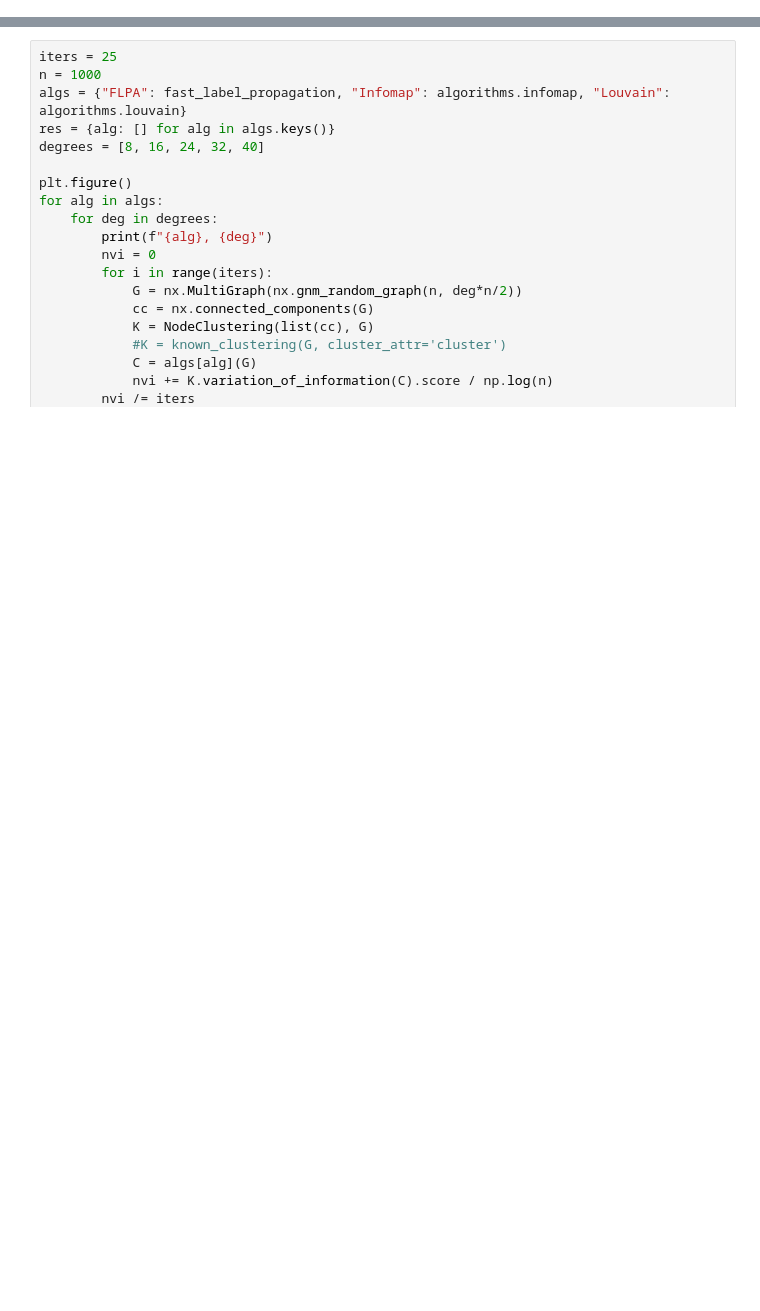
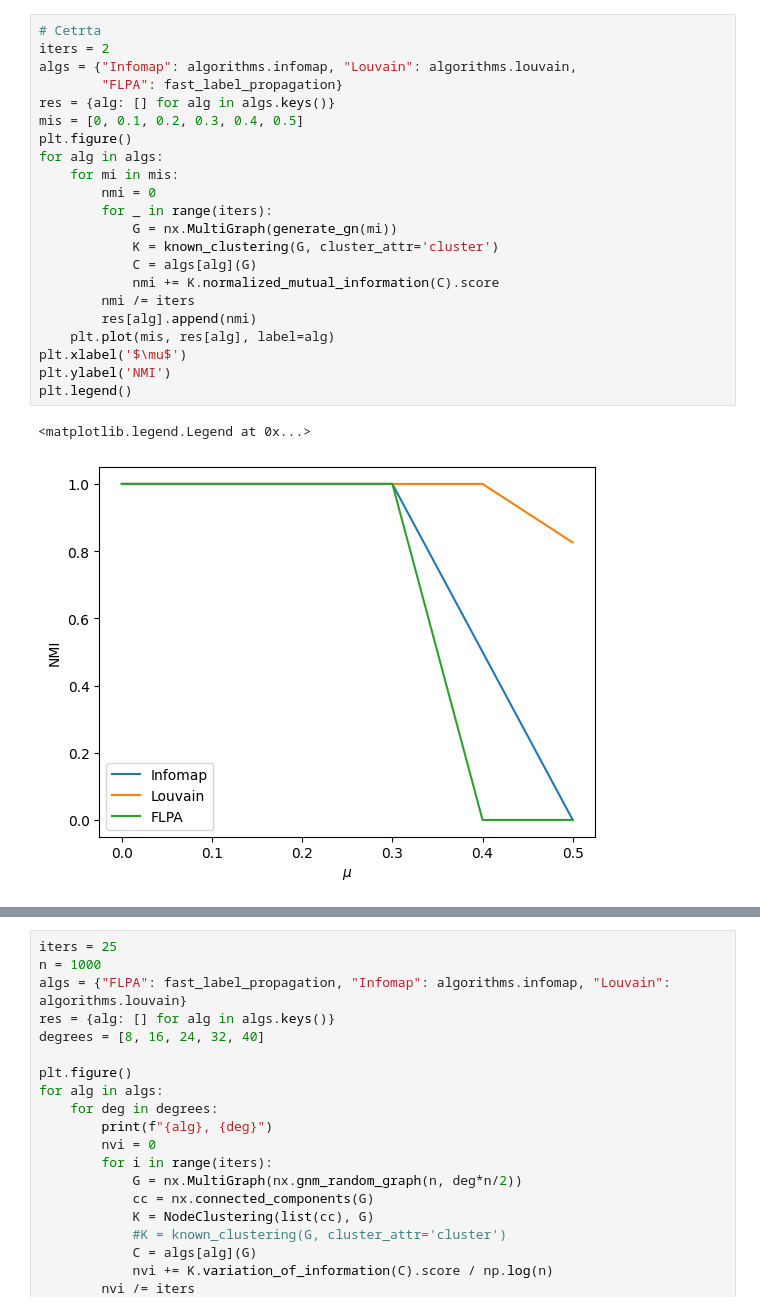
Before and after one commit to gregorzadnik/INA-HW2, a Jupyter notebook: hw2.ipynb, the cells around one changed output, grey strips where cells are left out. Saved outputs shown, nothing was run; the diff lists cells and outputs as text; blank space fills up the shorter version.

```diff
--- a/hw2.ipynb
+++ b/hw2.ipynb
@@ -239,0 +388,25 @@ info(SG)
+# %%
+# Cetrta
+iters = 2
+algs = {"Infomap": algorithms.infomap, "Louvain": algorithms.louvain,
+        "FLPA": fast_label_propagation}
+res = {alg: [] for alg in algs.keys()}
+mis = [0, 0.1, 0.2, 0.3, 0.4, 0.5]
+plt.figure()
+for alg in algs:
+    for mi in mis:
+        nmi = 0
+        for _ in range(iters):
+            G = nx.MultiGraph(generate_gn(mi))
+            K = known_clustering(G, cluster_attr='cluster')
+            C = algs[alg](G)
+            nmi += K.normalized_mutual_information(C).score
+        nmi /= iters
+        res[alg].append(nmi)
+    plt.plot(mis, res[alg], label=alg)
+plt.xlabel('$\mu$')
+plt.ylabel('NMI')
+plt.legend()
+# %% [output]
+<matplotlib.legend.Legend at 0x...>
+[figure, added]
```
Also changed, not shown: parts of 18 cells of this notebook, 5 other files.
